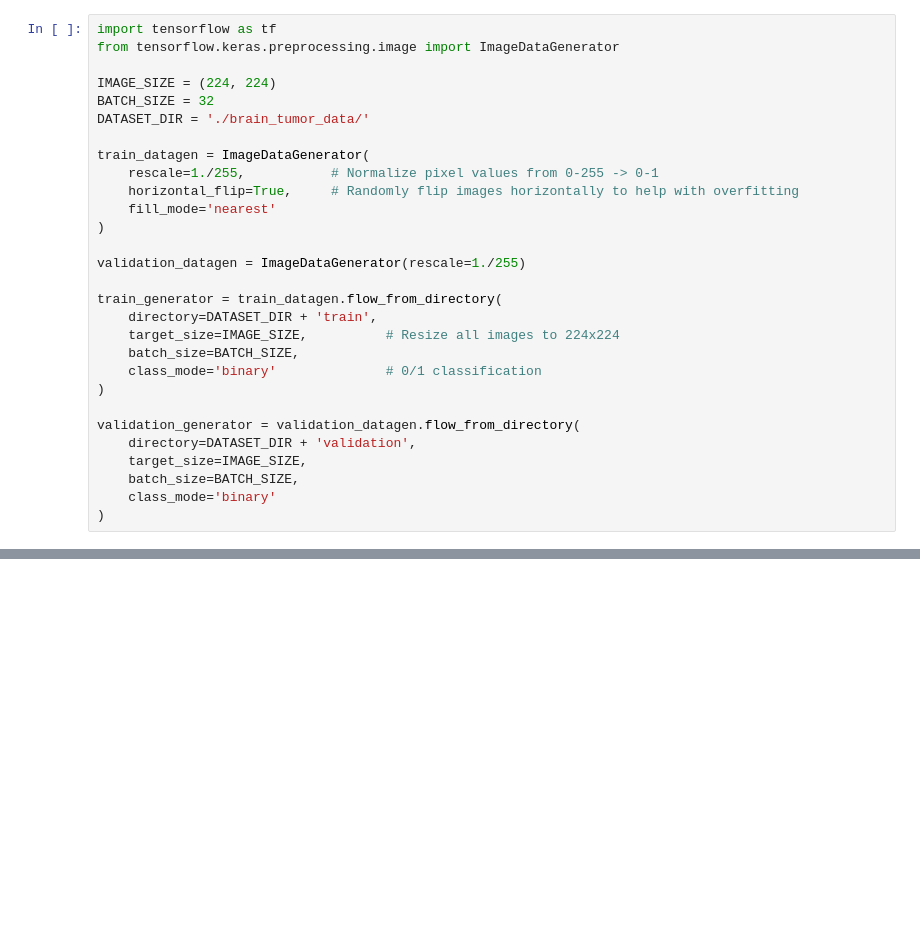
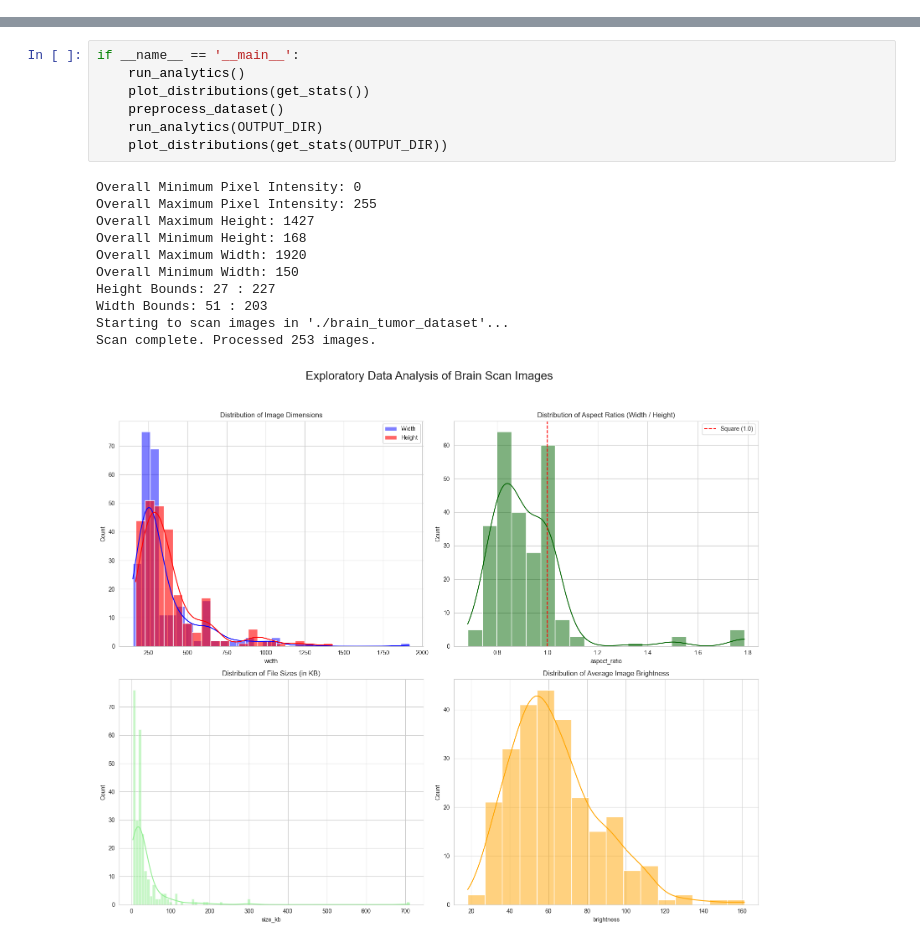
Before and after one commit to yadavLakshay/SDS-CP041-neuroscan, a Jupyter notebook: advanced/submissions/team-members/nick-baumbick/data-analytics-and-preprocessing.ipynb, the cells around one changed output, grey strips where cells are left out. Saved outputs shown, nothing was run; the diff lists cells and outputs as text; blank space fills up the shorter version.

Commit message:
Added some EDA and data cleanup

```diff
--- a/advanced/submissions/team-members/nick-baumbick/data-analytics-and-preprocessing.ipynb
+++ b/advanced/submissions/team-members/nick-baumbick/data-analytics-and-preprocessing.ipynb
@@ -59,29 +217,0 @@ Width Bounds: 50 : 203
-# %%
-import tensorflow as tf
-from tensorflow.keras.preprocessing.image import ImageDataGenerator
-
-IMAGE_SIZE = (224, 224)
-BATCH_SIZE = 32
-DATASET_DIR = './brain_tumor_data/'
-
-train_datagen = ImageDataGenerator(
-    rescale=1./255,           # Normalize pixel values from 0-255 -> 0-1
-    horizontal_flip=True,     # Randomly flip images horizontally to help with overfitting
-    fill_mode='nearest'
-)
-
-validation_datagen = ImageDataGenerator(rescale=1./255)
-
-train_generator = train_datagen.flow_from_directory(
-    directory=DATASET_DIR + 'train',
-    target_size=IMAGE_SIZE,          # Resize all images to 224x224
-    batch_size=BATCH_SIZE,
-    class_mode='binary'              # 0/1 classification
-)
-
-validation_generator = validation_datagen.flow_from_directory(
-    directory=DATASET_DIR + 'validation',
-    target_size=IMAGE_SIZE,
-    batch_size=BATCH_SIZE,
-    class_mode='binary'
-)
@@ -87,0 +295,19 @@ validation_generator = validation_datagen.flow_from_directory(
+# %%
+if __name__ == '__main__':
+    run_analytics()
+    plot_distributions(get_stats())
+    preprocess_dataset()
+    run_analytics(OUTPUT_DIR)
+    plot_distributions(get_stats(OUTPUT_DIR))
+# %% [output]
+Overall Minimum Pixel Intensity: 0
+Overall Maximum Pixel Intensity: 255
+Overall Maximum Height: 1427
+Overall Minimum Height: 168
+Overall Maximum Width: 1920
+Overall Minimum Width: 150
+Height Bounds: 27 : 227
+Width Bounds: 51 : 203
+Starting to scan images in './brain_tumor_dataset'...
+Scan complete. Processed 253 images.
+[figure, added]
```
Also changed, not shown: parts of 6 cells of this notebook, 1 other file.
